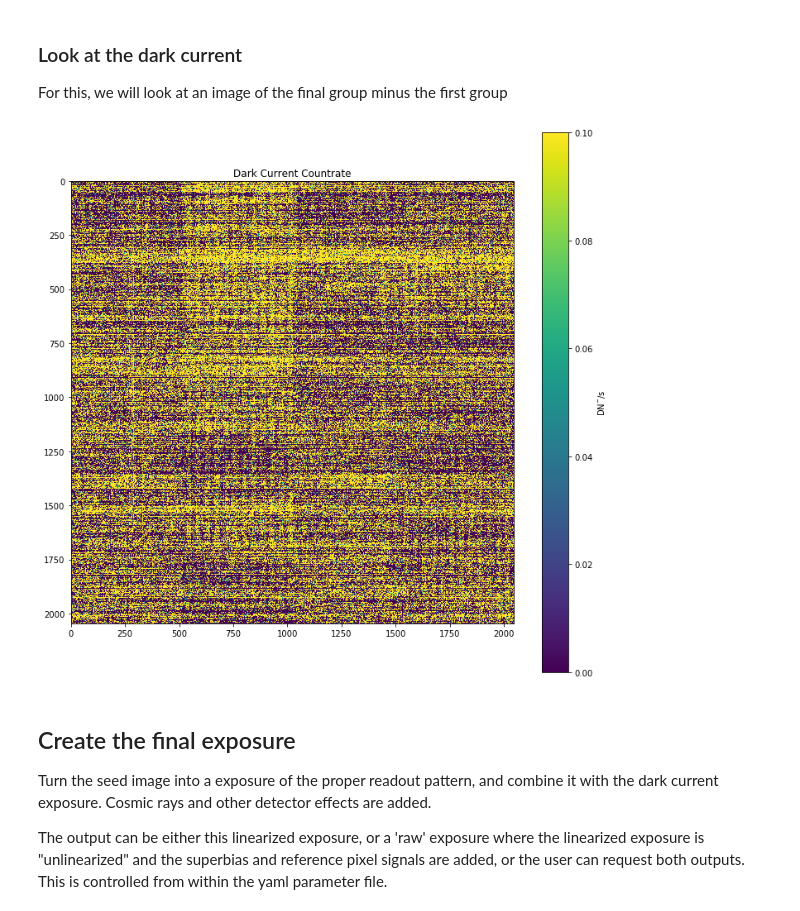
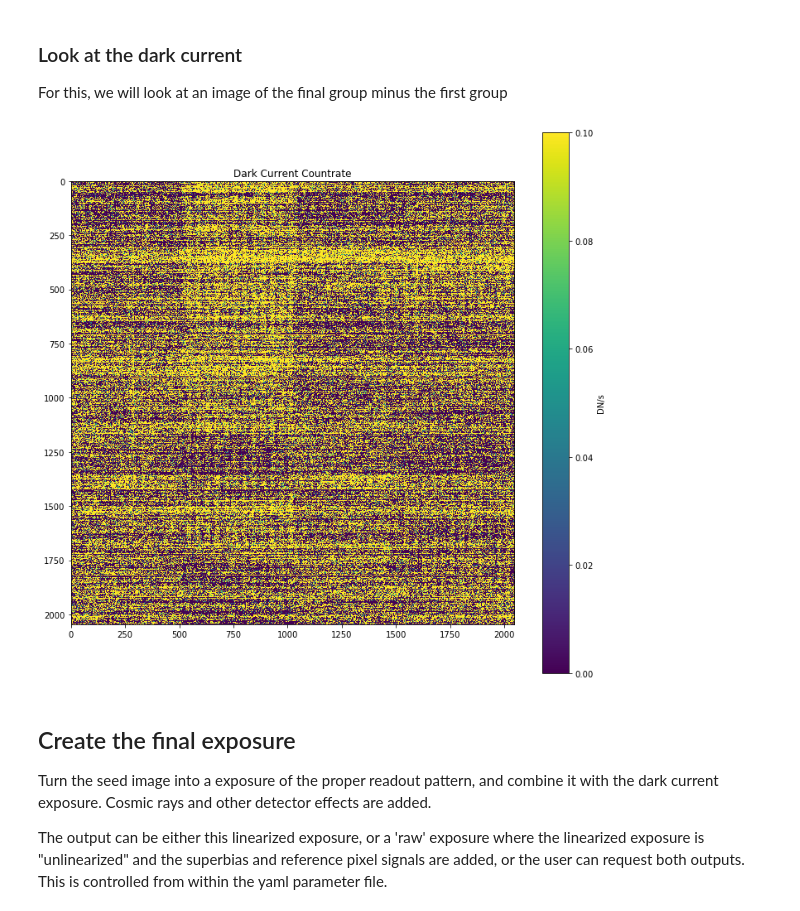
Before and after one commit to spacetelescope/mirage, a Jupyter notebook: nircam_simulator/examples/WFSS_simulator_use_examples.ipynb, the cells around one changed output. Cells and saved outputs as stored; diff of their text form; code cells hidden in the pictures.

```diff
--- a/nircam_simulator/examples/WFSS_simulator_use_examples.ipynb
+++ b/nircam_simulator/examples/WFSS_simulator_use_examples.ipynb
@@ -59,10 +59,10 @@ import matplotlib.pyplot as plt
 # data to be simulated
 # Example yaml file shown at the bottom of this
 # notebook
-yamlfile1 = 'wfss_f250m.yaml'
-yamlfile2 = 'wfss_f300m.yaml'
-yamlfile3 = 'wfss_f410m.yaml'
-yamlfile4 = 'wfss_f460m.yaml'
+yamlfile1 = 'wfss_f250m_test.yaml'
+yamlfile2 = 'wfss_f300m_test.yaml'
+yamlfile3 = 'wfss_f410m_test.yaml'
+yamlfile4 = 'wfss_f460m_test.yaml'
 # %% [markdown]
 ## First generate the "seed images"
 Each is generally a 2D noiseless countrate image that contains only
@@ -94,7 +112,7 @@ def show(array,title,min=0,max=1000):
     plt.figure(figsize=(12,12))
     plt.imshow(array,clim=(min,max))
     plt.title(title)
-    plt.colorbar().set_label('DN$^{-}$/s')
+    plt.colorbar().set_label('DN/s')
 # %%
 show(seed1.seedimage,'Seed Image',max=20)
 # %% [output]
@@ -119,6 +166,6 @@ is not already), and reorganize it into the
 requested readout pattern and number of groups.
 # %%
 d = dark_prep.DarkPrep()
-d.paramfile = yamlfile
+d.paramfile = yamlfile1
 d.prepare()
 # %% [output]
@@ -144,11 +191,11 @@ pixel signals, as well as zeroframe, saved to /ifs/jwst/wit/nircam/hilbert/pytho
 For this, we will look at an image of the final group
 minus the first group
 # %%
-exptime = d.linDark.header['NGROUPS'] * cat.frametime
+exptime = d.linDark.header['NGROUPS'] * seed1.frametime
 diff = (d.linDark.data[0,-1,:,:] - d.linDark.data[0,0,:,:]) / exptime
 show(diff,'Dark Current Countrate',max=0.1)
 # %% [output]
-[figure, old version]
+[figure, new version]
 # %% [markdown]
 ## Create the final exposure
 Turn the seed image into a exposure of the
```
Also changed, not shown: parts of 32 cells of this notebook, 9 other files.
